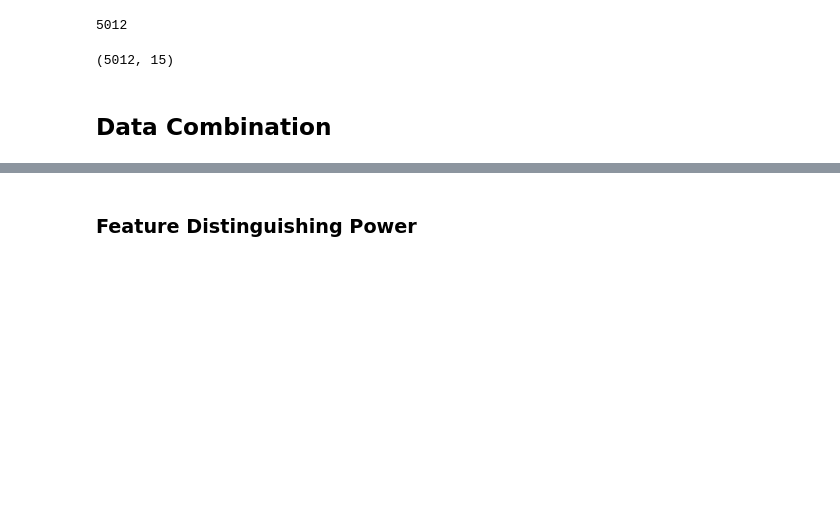
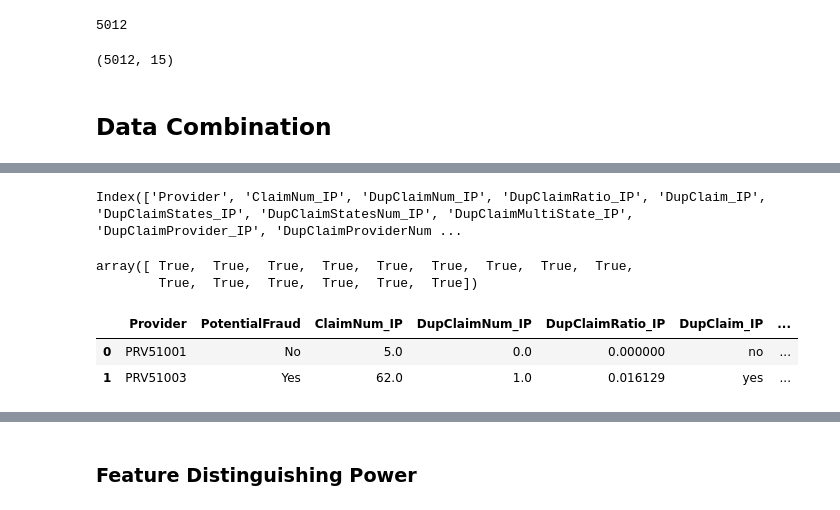
Before and after one commit to microwolf/capstone_healthcare_fraud, a Jupyter notebook: contributors/lu/scripts/EDA6-OP.ipynb, the cells around one changed output, grey strips where cells are left out. Cells and saved outputs as stored; diff of their text form; code cells hidden in the pictures; blank space fills up the shorter version.

```diff
--- a/contributors/lu/scripts/EDA6-OP.ipynb
+++ b/contributors/lu/scripts/EDA6-OP.ipynb
@@ -672,3 +698,12 @@ provider_dup0.head(2)
 |  | Provider | ClaimNum_IP | DupClaimNum_IP | DupClaimRatio_IP | DupClaim_IP | DupClaimStates_IP | ... |
 | 0 | PRV51001 | 5.0 | 0.0 | 0.000000 | no | NaN | ... |
 | 1 | PRV51003 | 62.0 | 1.0 | 0.016129 | yes | [1, 31] | ... |
+# %%
+provider_dup0.columns
+# %% [output]
+Index(['Provider', 'ClaimNum_IP', 'DupClaimNum_IP', 'DupClaimRatio_IP', 'DupClaim_IP', 'DupClaimStates_IP', 'DupClaimStatesNum_IP', 'DupClaimMultiState_IP', 'DupClaimProvider_IP', 'DupClaimProviderNum ...
+# %%
+provider_dup_ip.columns == provider_dup_op.columns
+# %% [output]
+array([ True,  True,  True,  True,  True,  True,  True,  True,  True,
+        True,  True,  True,  True,  True,  True])
@@ -675,2 +712,8 @@ provider_dup0.head(2)
 # %%
 provider_dup = flag.merge(provider_dup0, on = 'Provider', how='left')
+# %%
+provider_dup.head(2)
+# %% [output]
+|  | Provider | PotentialFraud | ClaimNum_IP | DupClaimNum_IP | DupClaimRatio_IP | DupClaim_IP | ... |
+| 0 | PRV51001 | No | 5.0 | 0.0 | 0.000000 | no | ... |
+| 1 | PRV51003 | Yes | 62.0 | 1.0 | 0.016129 | yes | ... |
```
Also changed, not shown: parts of 22 cells of this notebook, 1 other file.
